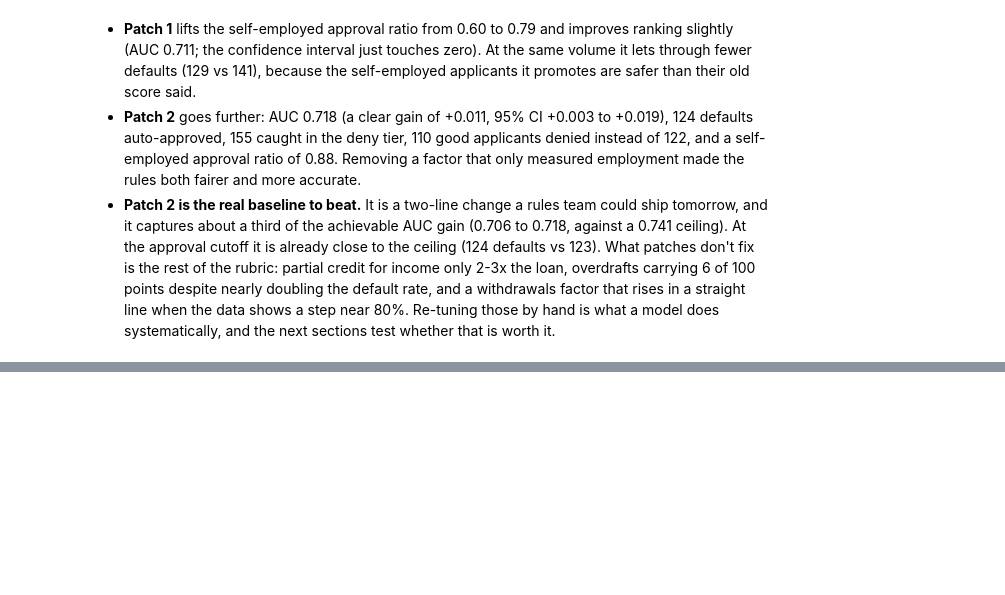
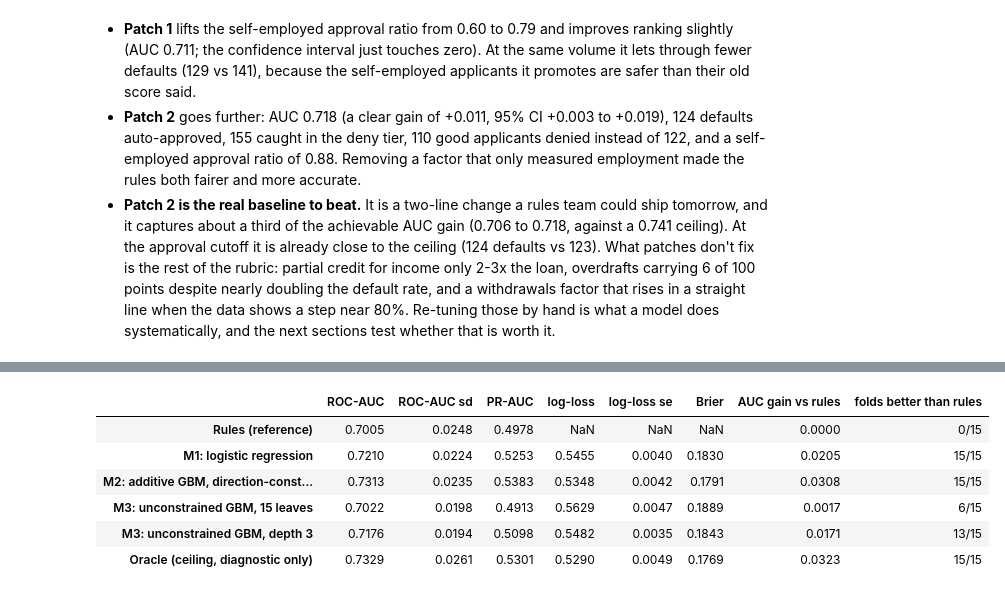
Before and after one commit to smparc/loan-default-model-matthew-park, a Jupyter notebook: analysis.ipynb, the cells around one changed output, grey strips where cells are left out. Drawn from its saved outputs; the diff is of its cells as text; code cells hidden in the pictures; blank space fills up the shorter version.

```diff
--- a/analysis.ipynb
+++ b/analysis.ipynb
@@ -730,0 +779,15 @@ save_table(rule_patches, "baseline_patches")
+# %%
+train_rows, test_rows = train_test_indices(y)
+y_dev = y[train_rows]
+
+
+def dev(frame: pd.DataFrame) -> pd.DataFrame:
+    """The development-set rows of a per-applicant table."""
+    return frame.iloc[train_rows].reset_index(drop=True)
+
+
+splits = cv_splits(y_dev)
+rules_folds = reference_folds(rule_risk[train_rows], y_dev, splits)
+oracle_folds = reference_folds(oracle_p[train_rows], y_dev, splits, is_probability=True)
+print(f"Development set: {len(train_rows):,} loans ({y_dev.mean():.1%} defaulted). "
+      f"Test set: {len(test_rows)} loans ({y[test_rows].mean():.1%} defaulted), untouched until section 5.")
@@ -730,0 +808,27 @@ save_table(rule_patches, "baseline_patches")
+# %%
+core_tree, core_linear = tree_matrix(features, PRODUCTION_VARIANT), linear_matrix(features, PRODUCTION_VARIANT)
+candidates = {
+    "M1: logistic regression": (make_logistic, core_linear),
+    "M2: additive GBM, direction-constrained": (make_additive_gbm, core_tree),
+    "M3: unconstrained GBM, 15 leaves": (make_unconstrained_gbm, core_tree),
+    "M3: unconstrained GBM, depth 3": (partial(make_unconstrained_gbm, max_depth=3), core_tree),
+}
+candidate_cv = {name: cross_validate(factory, dev(X), y_dev, splits) for name, (factory, X) in candidates.items()}
+model_comparison = summarize(
+    {
+        "Rules (reference)": rules_folds,
+        **{name: result.fold_metrics for name, result in candidate_cv.items()},
+        "Oracle (ceiling, diagnostic only)": oracle_folds,
+    },
+    reference_auc=rules_folds["ROC-AUC"],
+)
+display(model_comparison.round(4))
+save_table(model_comparison, "models_cv")
+# %% [output]
+|  | ROC-AUC | ROC-AUC sd | PR-AUC | log-loss | log-loss se | Brier | AUC gain vs rules | folds better than rules |
+| Rules (reference) | 0.7005 | 0.0248 | 0.4978 | NaN | NaN | NaN | 0.0000 | 0/15 |
+| M1: logistic regression | 0.7210 | 0.0224 | 0.5253 | 0.5455 | 0.0040 | 0.1830 | 0.0205 | 15/15 |
+| M2: additive GBM, direction-const... | 0.7313 | 0.0235 | 0.5383 | 0.5348 | 0.0042 | 0.1791 | 0.0308 | 15/15 |
+| M3: unconstrained GBM, 15 leaves | 0.7022 | 0.0198 | 0.4913 | 0.5629 | 0.0047 | 0.1889 | 0.0017 | 6/15 |
+| M3: unconstrained GBM, depth 3 | 0.7176 | 0.0194 | 0.5098 | 0.5482 | 0.0035 | 0.1843 | 0.0171 | 13/15 |
+| Oracle (ceiling, diagnostic only) | 0.7329 | 0.0261 | 0.5301 | 0.5290 | 0.0049 | 0.1769 | 0.0323 | 15/15 |
```
Also changed, not shown: parts of 20 cells of this notebook, 11 other files.
